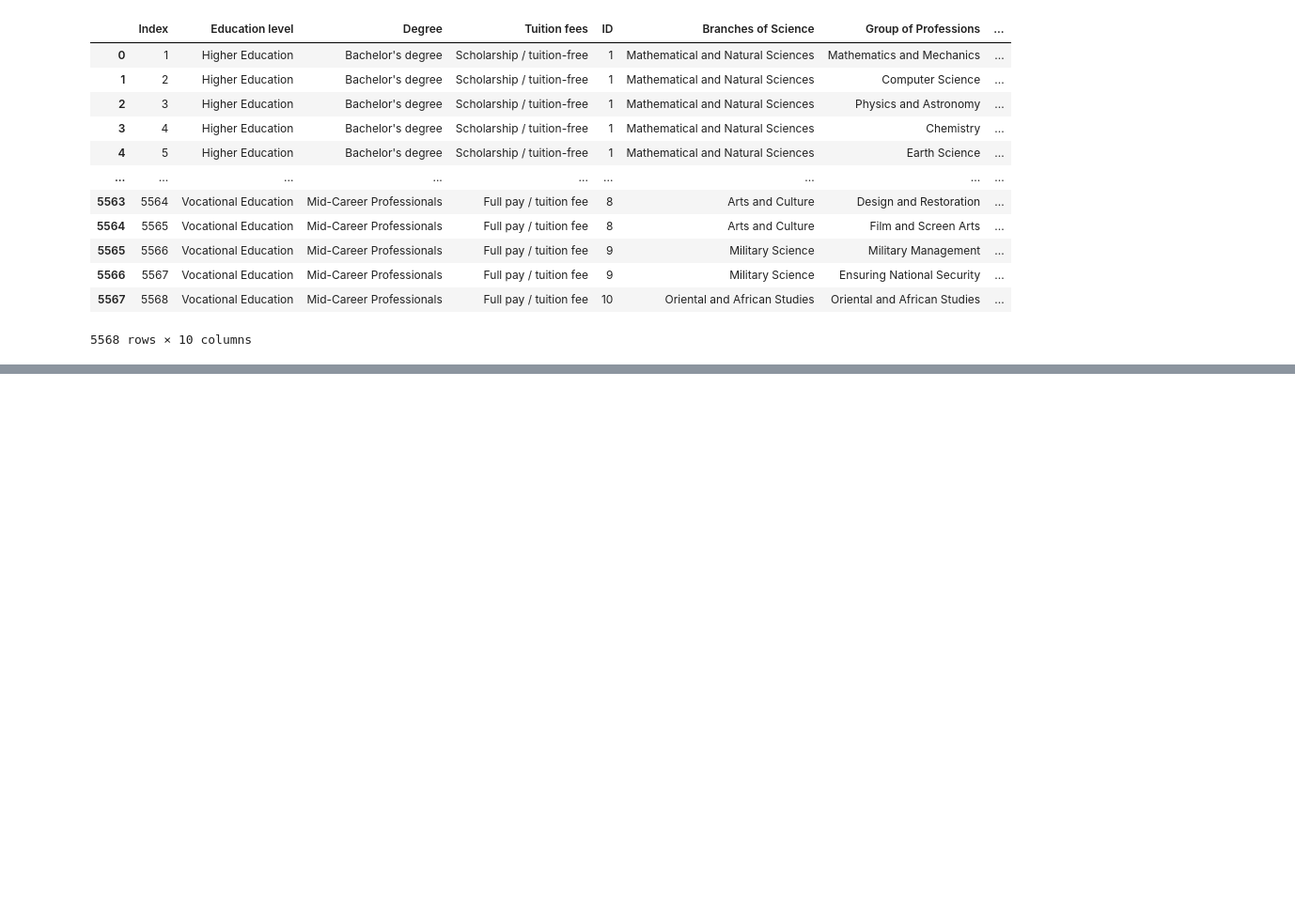
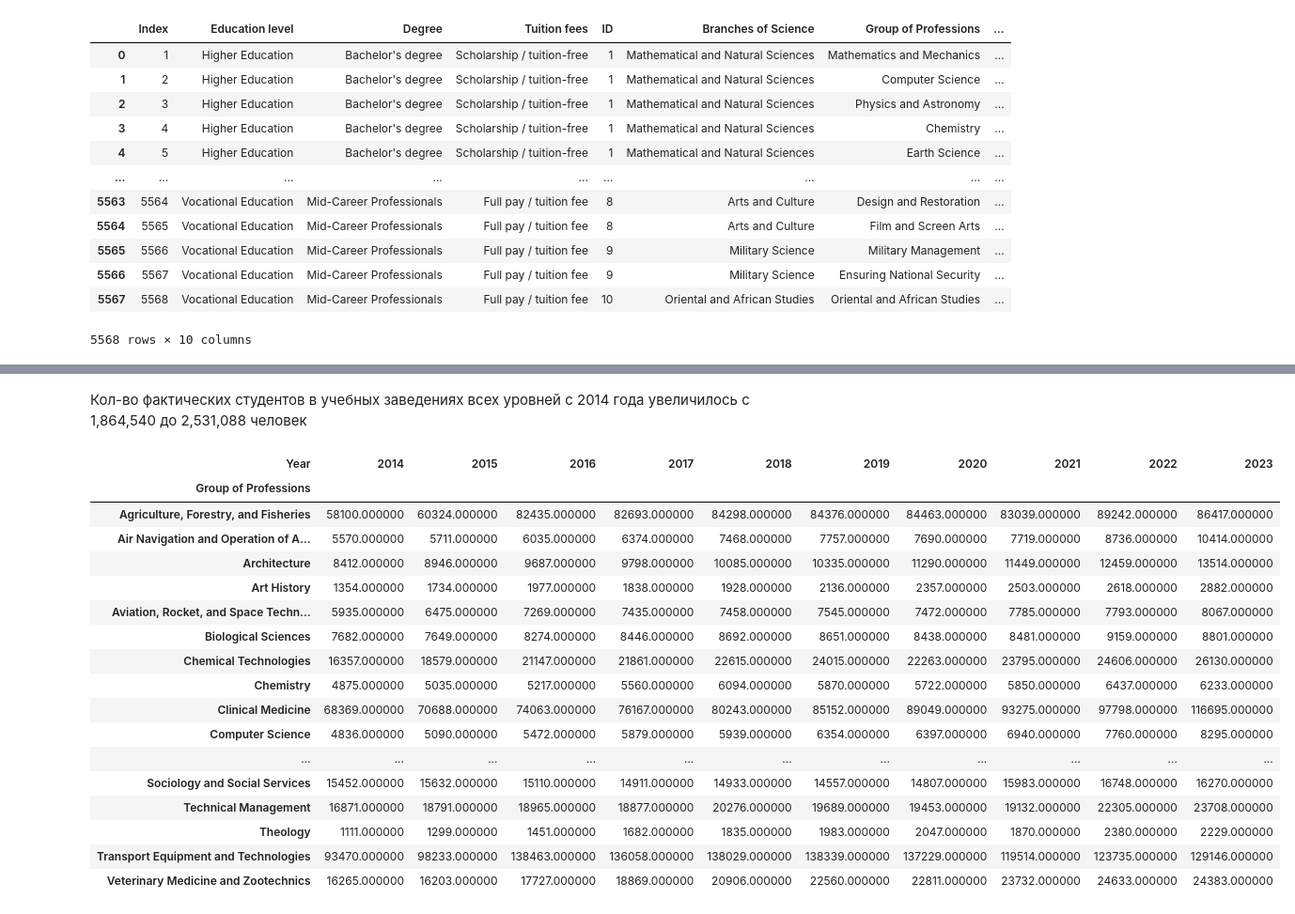
Before and after one commit to Mario-CardOK/Data-Analytics, a Jupyter notebook: RussianEducation 2014-2023.ipynb, the cells around one changed output, grey strips where cells are left out. Shown at 94% size. Cells and saved outputs as stored; diff of their text form; code cells hidden in the pictures; blank space fills up the shorter version.

```diff
--- a/RussianEducation 2014-2023.ipynb
+++ b/RussianEducation 2014-2023.ipynb
@@ -33,0 +643,4 @@ df
+# %%
+Group = pd.pivot_table(df, index = 'Year', columns = 'Group of Professions', values = 'Number of Students', aggfunc = sum).T
+#Group.loc['rez'] = Group.apply(lambda row: row.sum())
+Group
@@ -33,0 +666,24 @@ df
+# %% [markdown]
+Кол-во фактических студентов в учебных заведениях всех уровней с 2014 года увеличилось с 1,864,540 до 2,531,088 человек
+# %%
+Group.drop(index = ['Ensuring National Security', 'Military Management', 'Weaponry and Military Technology', 'Oriental and African Studies'], inplace = True, errors = 'ignore')
+Group.style.background_gradient(cmap='Blues', axis = 1)
+# %% [output]
+| Year | 2014 | 2015 | 2016 | 2017 | 2018 | 2019 | 2020 | 2021 | 2022 | 2023 |
+| Group of Professions |  |  |  |  |  |  |  |  |  |  |
+| Agriculture, Forestry, and Fisheries | 58100.000000 | 60324.000000 | 82435.000000 | 82693.000000 | 84298.000000 | 84376.000000 | 84463.000000 | 83039.000000 | 89242.000000 | 86417.000000 |
+| Air Navigation and Operation of A... | 5570.000000 | 5711.000000 | 6035.000000 | 6374.000000 | 7468.000000 | 7757.000000 | 7690.000000 | 7719.000000 | 8736.000000 | 10414.000000 |
+| Architecture | 8412.000000 | 8946.000000 | 9687.000000 | 9798.000000 | 10085.000000 | 10335.000000 | 11290.000000 | 11449.000000 | 12459.000000 | 13514.000000 |
+| Art History | 1354.000000 | 1734.000000 | 1977.000000 | 1838.000000 | 1928.000000 | 2136.000000 | 2357.000000 | 2503.000000 | 2618.000000 | 2882.000000 |
+| Aviation, Rocket, and Space Techn... | 5935.000000 | 6475.000000 | 7269.000000 | 7435.000000 | 7458.000000 | 7545.000000 | 7472.000000 | 7785.000000 | 7793.000000 | 8067.000000 |
+| Biological Sciences | 7682.000000 | 7649.000000 | 8274.000000 | 8446.000000 | 8692.000000 | 8651.000000 | 8438.000000 | 8481.000000 | 9159.000000 | 8801.000000 |
+| Chemical Technologies | 16357.000000 | 18579.000000 | 21147.000000 | 21861.000000 | 22615.000000 | 24015.000000 | 22263.000000 | 23795.000000 | 24606.000000 | 26130.000000 |
+| Chemistry | 4875.000000 | 5035.000000 | 5217.000000 | 5560.000000 | 6094.000000 | 5870.000000 | 5722.000000 | 5850.000000 | 6437.000000 | 6233.000000 |
+| Clinical Medicine | 68369.000000 | 70688.000000 | 74063.000000 | 76167.000000 | 80243.000000 | 85152.000000 | 89049.000000 | 93275.000000 | 97798.000000 | 116695.000000 |
+| Computer Science | 4836.000000 | 5090.000000 | 5472.000000 | 5879.000000 | 5939.000000 | 6354.000000 | 6397.000000 | 6940.000000 | 7760.000000 | 8295.000000 |
+| ... | ... | ... | ... | ... | ... | ... | ... | ... | ... | ... |
+| Sociology and Social Services | 15452.000000 | 15632.000000 | 15110.000000 | 14911.000000 | 14933.000000 | 14557.000000 | 14807.000000 | 15983.000000 | 16748.000000 | 16270.000000 |
+| Technical Management | 16871.000000 | 18791.000000 | 18965.000000 | 18877.000000 | 20276.000000 | 19689.000000 | 19453.000000 | 19132.000000 | 22305.000000 | 23708.000000 |
+| Theology | 1111.000000 | 1299.000000 | 1451.000000 | 1682.000000 | 1835.000000 | 1983.000000 | 2047.000000 | 1870.000000 | 2380.000000 | 2229.000000 |
+| Transport Equipment and Technologies | 93470.000000 | 98233.000000 | 138463.000000 | 136058.000000 | 138029.000000 | 138339.000000 | 137229.000000 | 119514.000000 | 123735.000000 | 129146.000000 |
+| Veterinary Medicine and Zootechnics | 16265.000000 | 16203.000000 | 17727.000000 | 18869.000000 | 20906.000000 | 22560.000000 | 22811.000000 | 23732.000000 | 24633.000000 | 24383.000000 |
```
Also changed, not shown: parts of 87 cells of this notebook, 10 other files.
